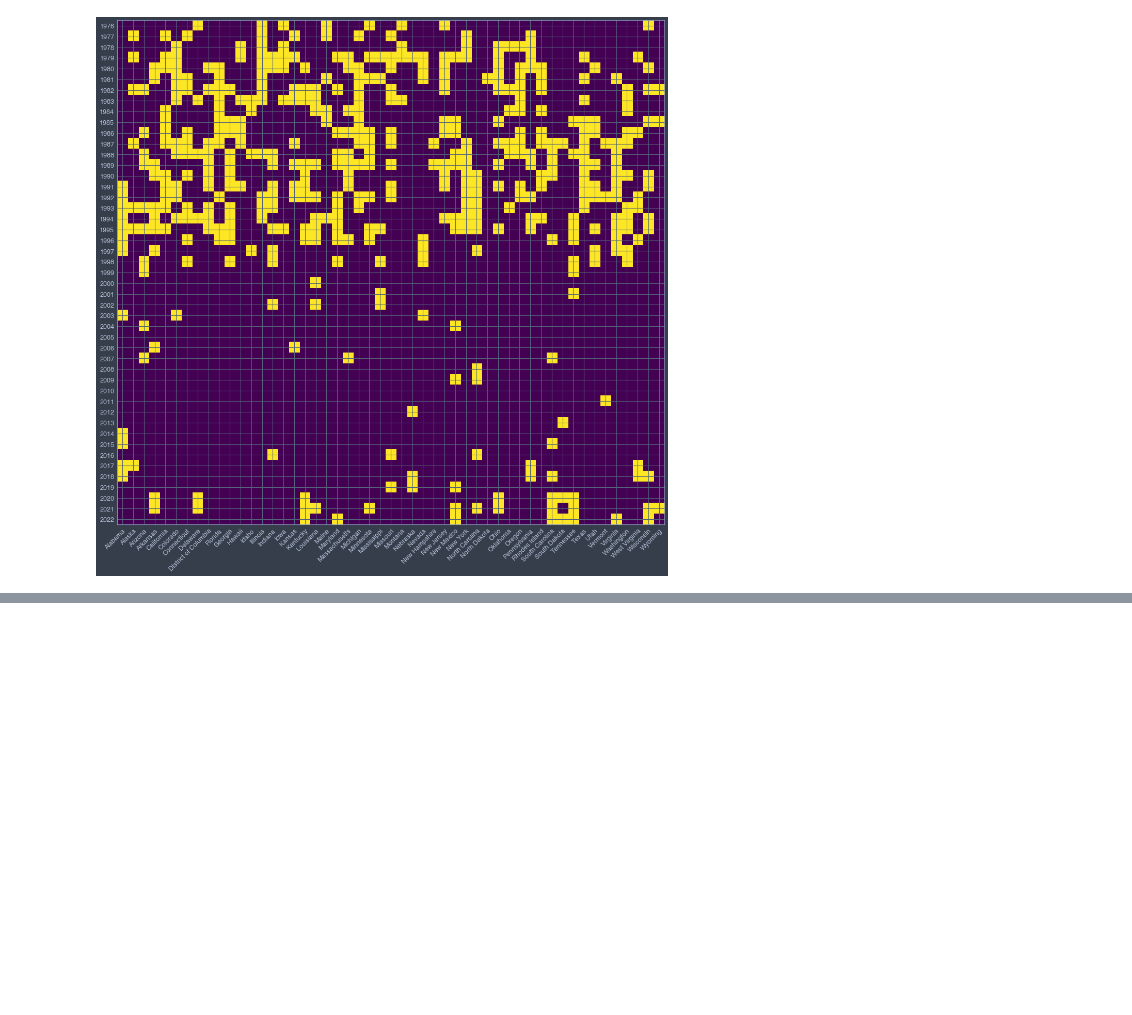
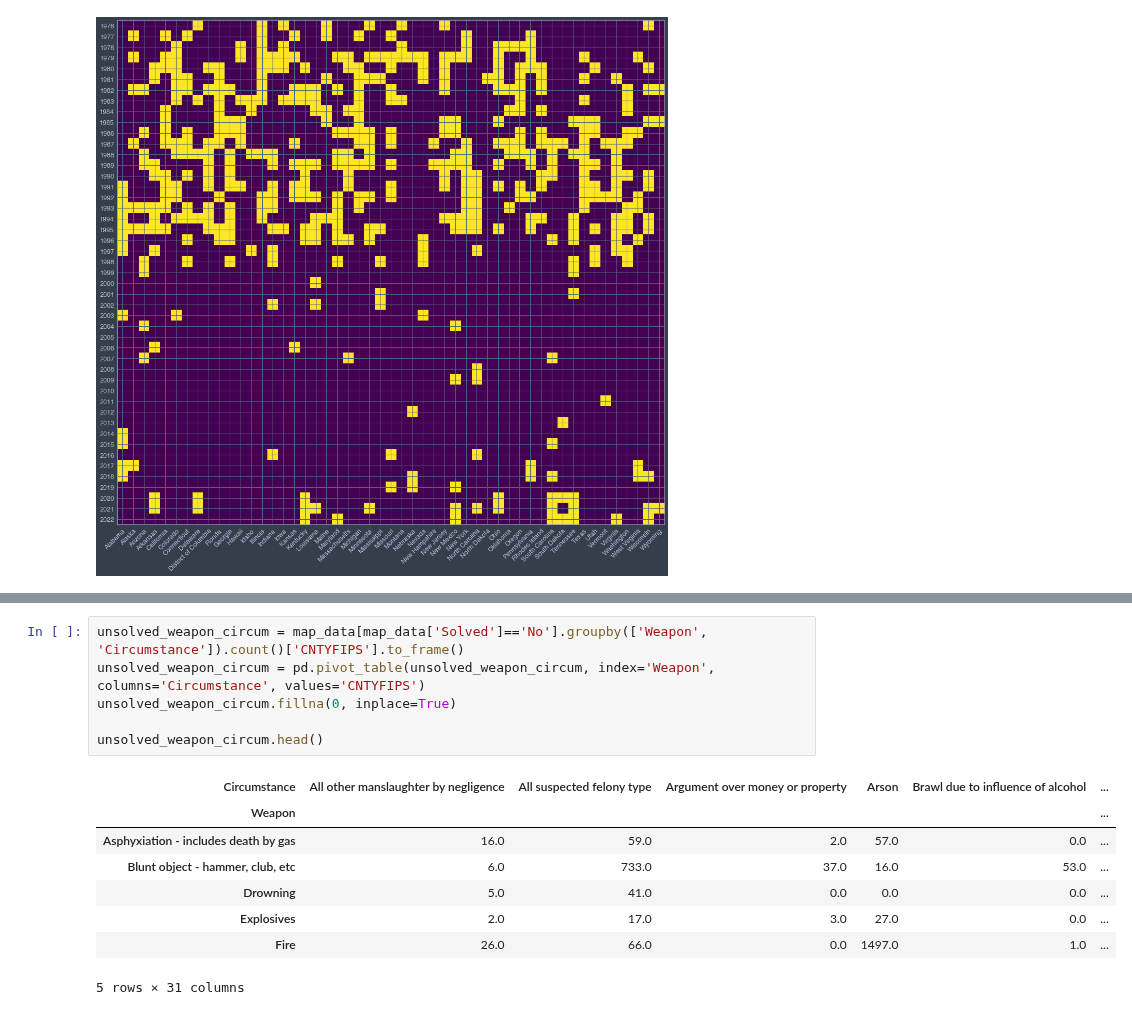
Before and after one commit to fadeeva/weird_projects, a Jupyter notebook: Serial_Killers/Outliers_in_Murder_Accountability_Project.ipynb, the cells around one changed output, grey strips where cells are left out. Cells and saved outputs as stored; diff of their text form; blank space fills up the shorter version.

```diff
--- a/Serial_Killers/Outliers_in_Murder_Accountability_Project.ipynb
+++ b/Serial_Killers/Outliers_in_Murder_Accountability_Project.ipynb
@@ -356,0 +397,15 @@ plt.setp(ax.get_xticklabels(), rotation=45, ha="right", rotation_mode="anchor");
+# %%
+unsolved_weapon_circum = map_data[map_data['Solved']=='No'].groupby(['Weapon', 'Circumstance']).count()['CNTYFIPS'].to_frame()
+unsolved_weapon_circum = pd.pivot_table(unsolved_weapon_circum, index='Weapon', columns='Circumstance', values='CNTYFIPS')
+unsolved_weapon_circum.fillna(0, inplace=True)
+
+unsolved_weapon_circum.head()
+# %% [output]
+| Circumstance | All other manslaughter by negligence | All suspected felony type | Argument over money or property | Arson | Brawl due to influence of alcohol | ... |
+| Weapon |  |  |  |  |  | ... |
+| Asphyxiation - includes death by gas | 16.0 | 59.0 | 2.0 | 57.0 | 0.0 | ... |
+| Blunt object - hammer, club, etc | 6.0 | 733.0 | 37.0 | 16.0 | 53.0 | ... |
+| Drowning | 5.0 | 41.0 | 0.0 | 0.0 | 0.0 | ... |
+| Explosives | 2.0 | 17.0 | 3.0 | 27.0 | 0.0 | ... |
+| Fire | 26.0 | 66.0 | 0.0 | 1497.0 | 1.0 | ... |
+5 rows × 31 columns
```
Also changed, not shown: parts of 11 cells of this notebook, 1 other file.
